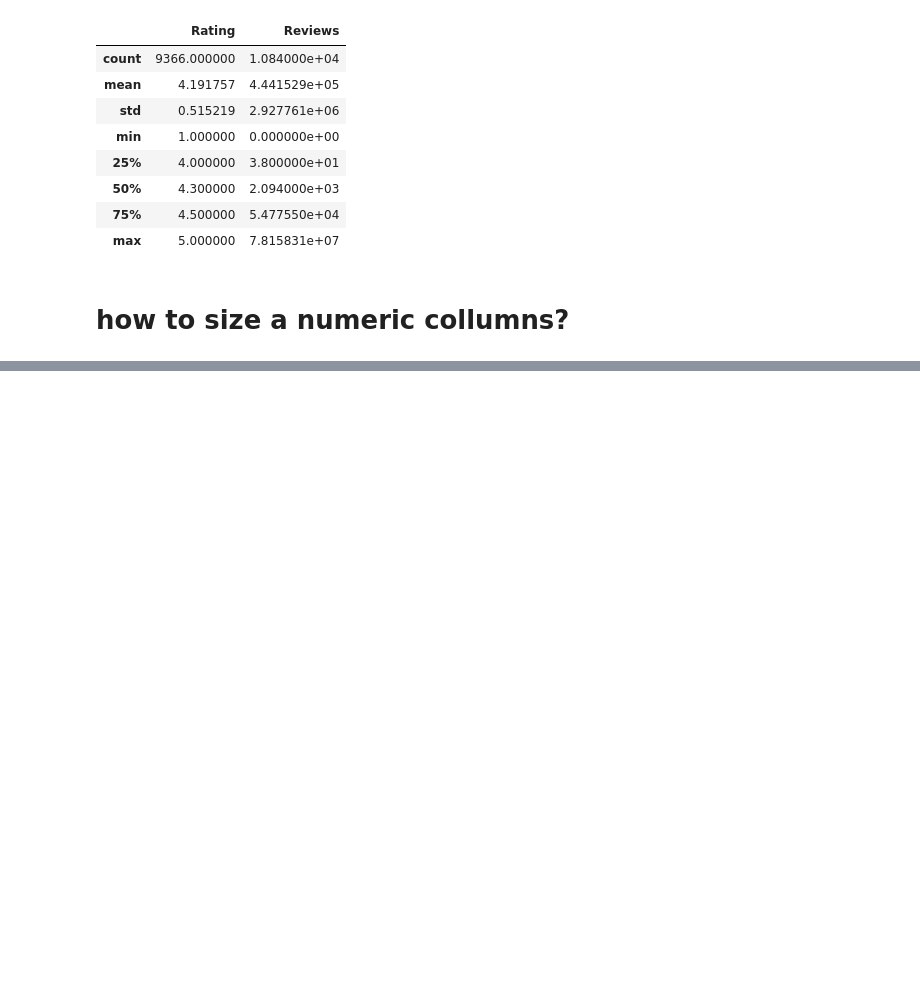
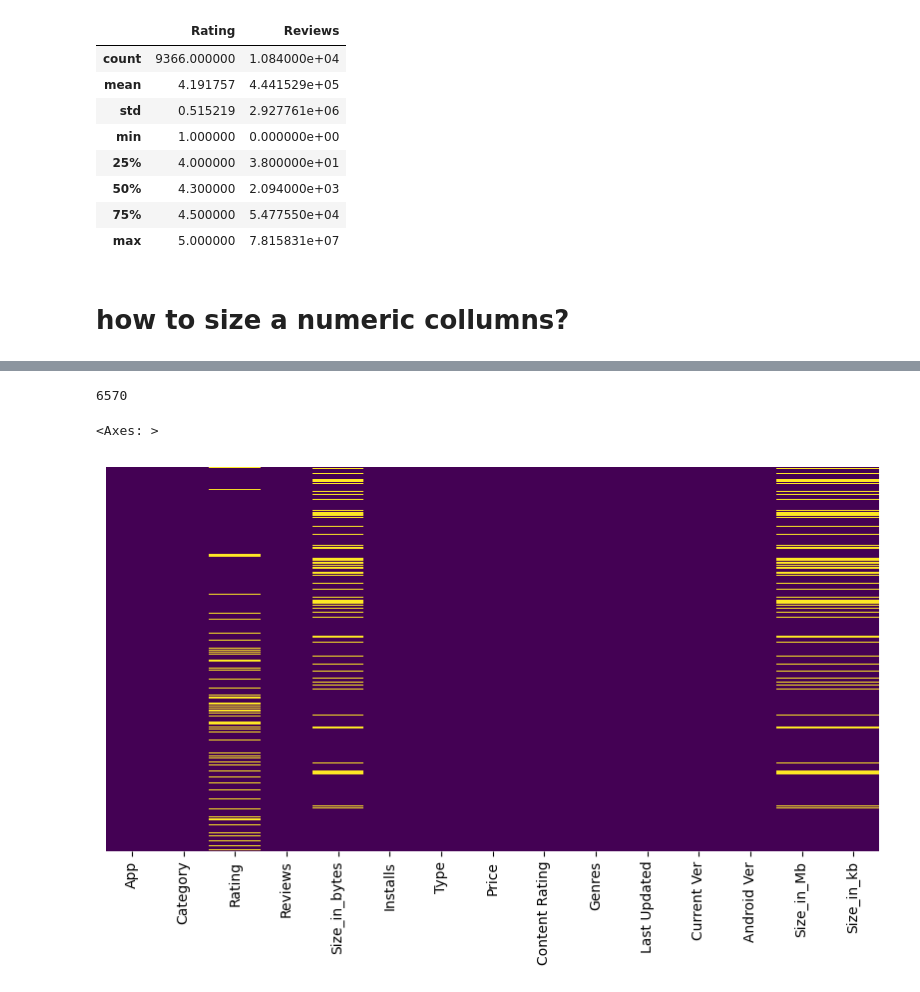
Before and after one commit to shahraibali/AI---DS, a Jupyter notebook: pandas_tips_tricks/EDA_google_play.ipynb, the cells around one changed output, grey strips where cells are left out. Saved outputs shown, nothing was run; the diff lists cells and outputs as text; code cells hidden in the pictures; blank space fills up the shorter version.

```diff
--- a/pandas_tips_tricks/EDA_google_play.ipynb
+++ b/pandas_tips_tricks/EDA_google_play.ipynb
@@ -84,0 +237,2 @@ df.describe()
+# %%
+df['Installs']=df['Installs'].apply(lambda x: x.replace('+',"")if '+' in str(x) else x)
@@ -84,0 +259,2 @@ df.describe()
+# %%
+df['Installs']=df['Installs'].apply(lambda x: x.replace(',',"")if '+' in str(x) else x)
@@ -84,0 +328,2 @@ df.describe()
+# %%
+df['Price']=df['Price'].apply(lambda x: x.replace('$',"")if '$' in str(x) else x)
@@ -84,0 +350,3 @@ df.describe()
+# %%
+# now we can convert this into a numeric value
+df['Price']=df['Price'].apply(lambda x: float(x))
@@ -84,0 +415,12 @@ df.describe()
+# %%
+# find total number of missing values
+df.isnull().sum().sum()
+# %% [output]
+6570
+# %%
+# plot missing values
+plt.figure(figsize=(10, 5))
+sns.heatmap(df.isnull(), yticklabels=False, cbar=False, cmap='viridis')
+# %% [output]
+<Axes: >
+[figure, added]
```
Also changed, not shown: parts of 41 cells of this notebook, 15 other files.
